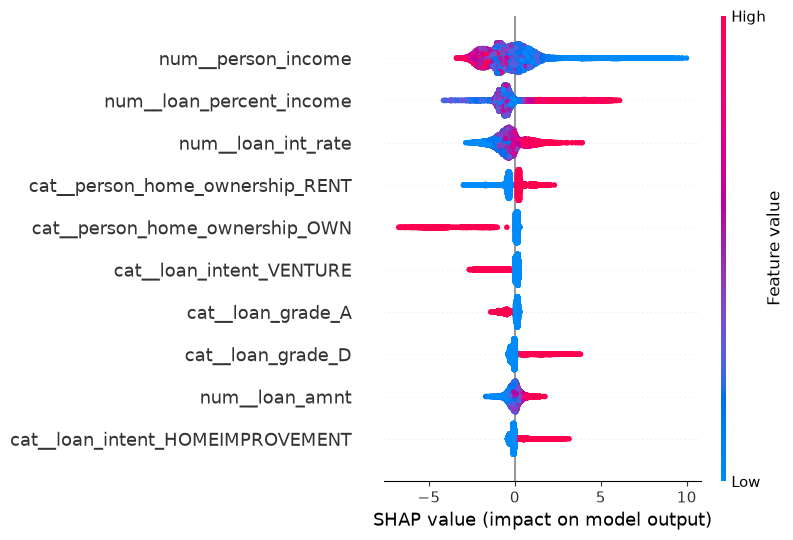
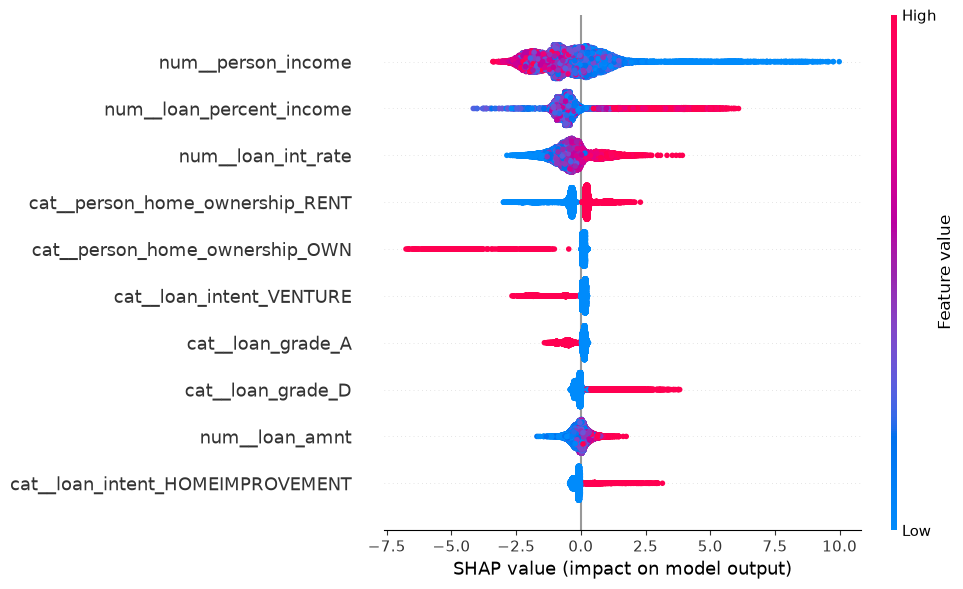
The notebook cell's code change between the first figure and the second:
--- before
+++ after
@@ -20,6 +20,7 @@
 shap_values = explainer(X_df)
 
-# 5. Plota o Summary Plot (Gráfico de Resumo)
-plt.figure(figsize=(10, 6))
+# 5. Plota o Summary Plot 
+shap.summary_plot(shap_values, X_df, max_display=10, plot_size=(10, 6), show=False)
+
 plt.savefig('shap.png', dpi=300, bbox_inches='tight')
-shap.summary_plot(shap_values, X_df, max_display=10)
+plt.show()

Commit: docs: adiciona secao XAI, grafico de feature importance e atualiza notebooks